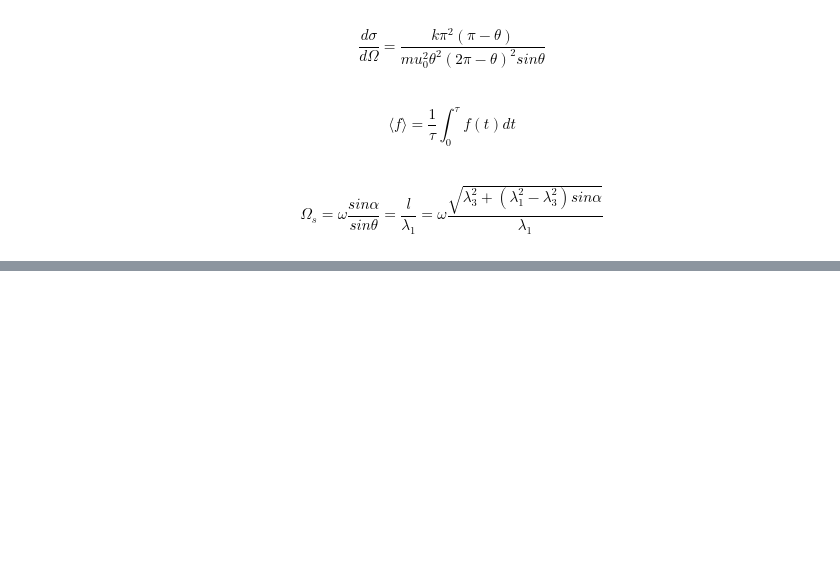
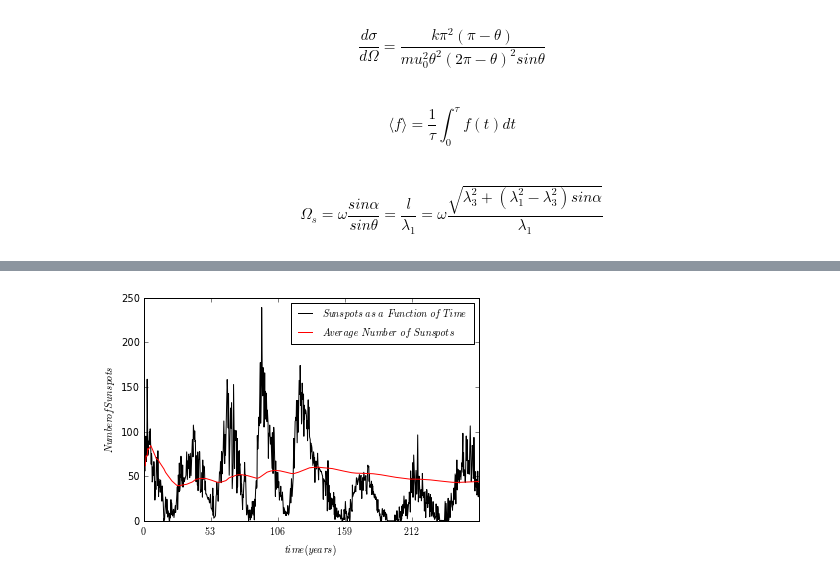
Before and after one commit to mtotten/PHYS202-S13, a Jupyter notebook: Week3/GraphicsEx2.ipynb, the cells around one changed output, grey strips where cells are left out. Drawn from its saved outputs; the diff is of its cells as text; code cells hidden in the pictures; blank space fills up the shorter version.

```diff
--- a/Week3/GraphicsEx2.ipynb
+++ b/Week3/GraphicsEx2.ipynb
@@ -38,0 +44,22 @@ xlabel("x(rad)",fontsize=15)
+# %%
+
+data = loadtxt("sunspots.txt",float)
+x = data[:1001,0]
+y = data[:1001,1]
+plot(x,y, color="black",label="$Sunspots$ $as$ $a$ $Function$ $of$ $Time$")
+
+
+xlabel("$time(years)$")
+ylabel("$Number of Sunspots$")
+xticks(arange(0, 1000, 200),('$0$', '$53$', '$106$', '$159$', '$212$', '$265$', '$318$'))
+
+m = []
+for k in range(1001):
+    m.append(sum(y[:k])/k)
+plot(x,m, color="red", label="$Average$ $Number$ $of$ $Sunspots$")
+legend(prop={'size':10})
+
+
+show()
+# %% [output]
+[figure, added]
```
Also changed, not shown: parts of 2 cells of this notebook, 4 other files.
